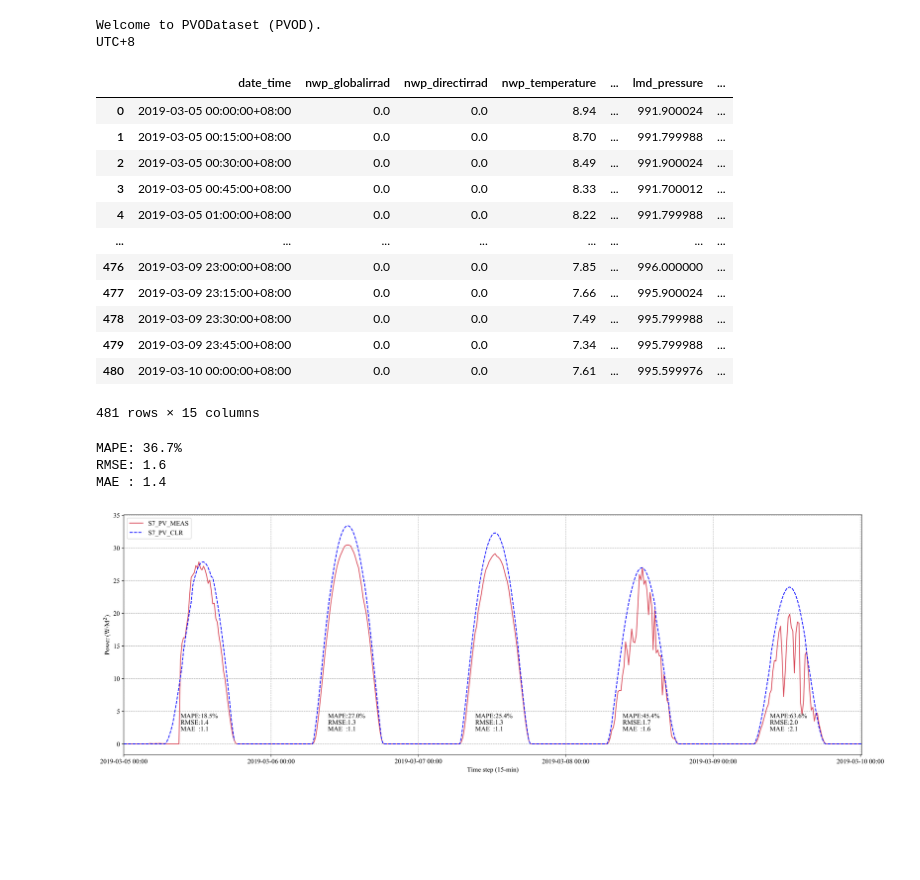
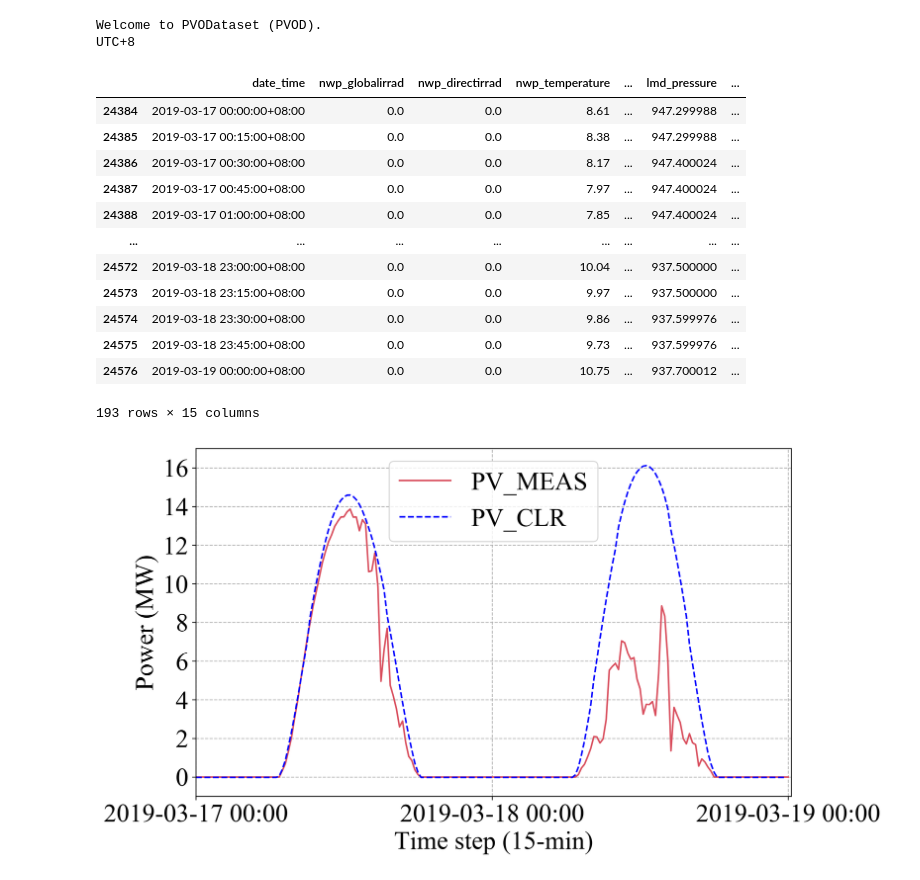
Before and after one commit to yaotc/PVODataset, a Jupyter notebook: src/demo_K_pv.ipynb, the cells around one changed output. Cells and saved outputs as stored; diff of their text form; code cells hidden in the pictures; blank space fills up the shorter version.

```diff
--- a/src/demo_K_pv.ipynb
+++ b/src/demo_K_pv.ipynb
@@ -8,35 +7,30 @@ kpv = Demo_Kpv.demo_K_PV(timezone="UTC+8")
 Welcome to PVODataset (PVOD).
 UTC+8
 # %%
-t1 = pd.to_datetime('2019/3/05 00:00')
-t2 = pd.to_datetime('2019/3/10 00:00')
-ori_data = kpv.select_daterange(station_id=5, start_date=t1, end_date=t2)
+t1 = '2019/3/17 00:00'
+t2 = '2019/3/19 00:00'
+ori_data = kpv.select_daterange(station_id=7, start_date=t1, end_date=t2)
 ori_data
 # %% [output]
 |  | date_time | nwp_globalirrad | nwp_directirrad | nwp_temperature | ... | lmd_pressure | ... |
-| 0 | 2019-03-05 00:00:00+08:00 | 0.0 | 0.0 | 8.94 | ... | 991.900024 | ... |
-| 1 | 2019-03-05 00:15:00+08:00 | 0.0 | 0.0 | 8.70 | ... | 991.799988 | ... |
-| 2 | 2019-03-05 00:30:00+08:00 | 0.0 | 0.0 | 8.49 | ... | 991.900024 | ... |
-| 3 | 2019-03-05 00:45:00+08:00 | 0.0 | 0.0 | 8.33 | ... | 991.700012 | ... |
-| 4 | 2019-03-05 01:00:00+08:00 | 0.0 | 0.0 | 8.22 | ... | 991.799988 | ... |
+| 24384 | 2019-03-17 00:00:00+08:00 | 0.0 | 0.0 | 8.61 | ... | 947.299988 | ... |
+| 24385 | 2019-03-17 00:15:00+08:00 | 0.0 | 0.0 | 8.38 | ... | 947.299988 | ... |
+| 24386 | 2019-03-17 00:30:00+08:00 | 0.0 | 0.0 | 8.17 | ... | 947.400024 | ... |
+| 24387 | 2019-03-17 00:45:00+08:00 | 0.0 | 0.0 | 7.97 | ... | 947.400024 | ... |
+| 24388 | 2019-03-17 01:00:00+08:00 | 0.0 | 0.0 | 7.85 | ... | 947.400024 | ... |
 | ... | ... | ... | ... | ... | ... | ... | ... |
-| 476 | 2019-03-09 23:00:00+08:00 | 0.0 | 0.0 | 7.85 | ... | 996.000000 | ... |
-| 477 | 2019-03-09 23:15:00+08:00 | 0.0 | 0.0 | 7.66 | ... | 995.900024 | ... |
-| 478 | 2019-03-09 23:30:00+08:00 | 0.0 | 0.0 | 7.49 | ... | 995.799988 | ... |
-| 479 | 2019-03-09 23:45:00+08:00 | 0.0 | 0.0 | 7.34 | ... | 995.799988 | ... |
-| 480 | 2019-03-10 00:00:00+08:00 | 0.0 | 0.0 | 7.61 | ... | 995.599976 | ... |
+| 24572 | 2019-03-18 23:00:00+08:00 | 0.0 | 0.0 | 10.04 | ... | 937.500000 | ... |
+| 24573 | 2019-03-18 23:15:00+08:00 | 0.0 | 0.0 | 9.97 | ... | 937.500000 | ... |
+| 24574 | 2019-03-18 23:30:00+08:00 | 0.0 | 0.0 | 9.86 | ... | 937.599976 | ... |
+| 24575 | 2019-03-18 23:45:00+08:00 | 0.0 | 0.0 | 9.73 | ... | 937.599976 | ... |
+| 24576 | 2019-03-19 00:00:00+08:00 | 0.0 | 0.0 | 10.75 | ... | 937.700012 | ... |
-481 rows × 15 columns
+193 rows × 15 columns
 # %%
-v_kpv, v_pdc, v_power, v_time =  kpv.range_calc_KPV(ori_data=ori_data, start=0, end=len(ori_data))
-print(f"MAPE: {round(MAPE(v_power, v_pdc), 1)}% \nRMSE: {round(RMSE(v_power, v_pdc)**0.5, 1)} \nMAE : {round(MAE(v_power, v_pdc), 1)}")
+v_kpv, v_ac, v_power, v_time =  kpv.range_calc_KPV(ori_data=ori_data, start=0, end=len(ori_data))
-# %% [output]
-MAPE: 36.7%
-RMSE: 1.6
-MAE : 1.4
 # %%
-kpv.plot_clr(power=v_power, pltpdc=v_pdc, tmp_time=v_time, start=0, end=len(ori_data))
+kpv.plot_clr(power=v_power, pltac=v_ac, tmp_time=v_time, start=0, end=len(ori_data))
 # %% [output]
-[figure, old version]
+[figure, new version]
 # %%
 kpv.plot_kpv(K_pv=v_kpv, tmp_time=v_time, start=0, end=len(ori_data))
 # %% [output]
```
Also changed, not shown: parts of 2 cells of this notebook, 7 other files.
